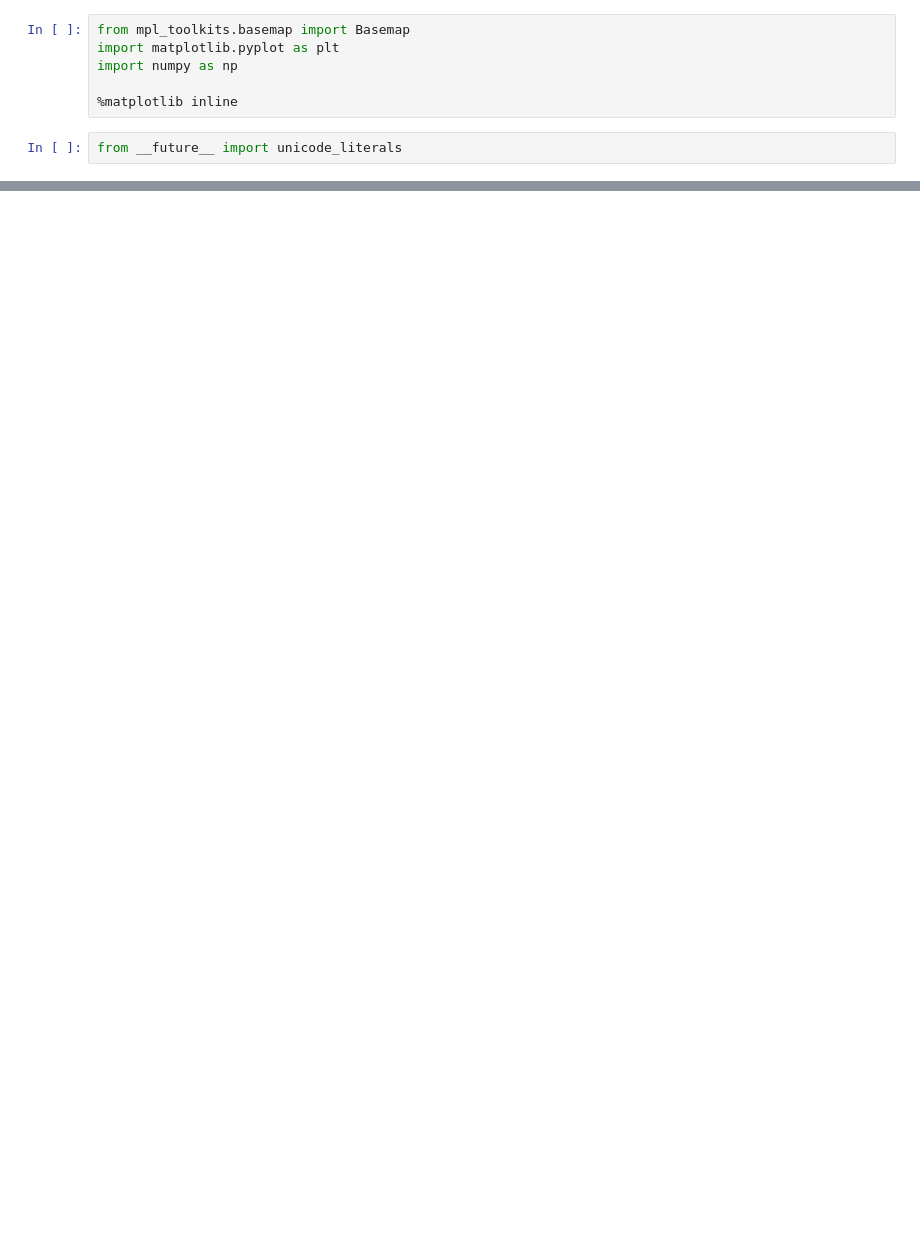
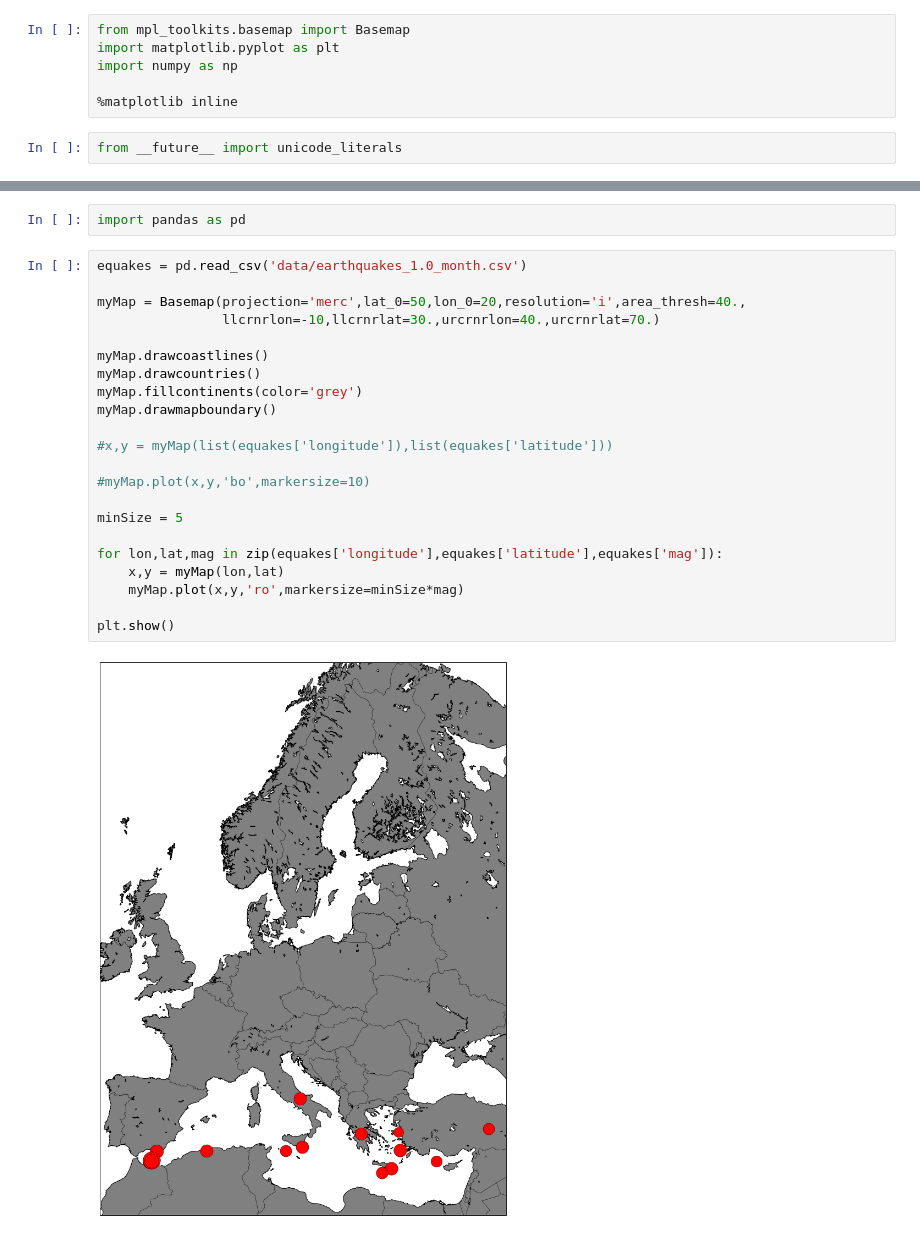
Before and after one commit to ondrejiayc/mapCrap, a Jupyter notebook: testing.ipynb, the cells around one changed output, grey strips where cells are left out. Saved outputs shown, nothing was run; the diff lists cells and outputs as text; blank space fills up the shorter version.

```diff
--- a/testing.ipynb
+++ b/testing.ipynb
@@ -39,0 +40,26 @@ plt.show()
+# %%
+import pandas as pd
+# %%
+equakes = pd.read_csv('data/earthquakes_1.0_month.csv')
+
+myMap = Basemap(projection='merc',lat_0=50,lon_0=20,resolution='i',area_thresh=40.,
+                llcrnrlon=-10,llcrnrlat=30.,urcrnrlon=40.,urcrnrlat=70.)
+
+myMap.drawcoastlines()
+myMap.drawcountries()
+myMap.fillcontinents(color='grey')
+myMap.drawmapboundary()
+
+#x,y = myMap(list(equakes['longitude']),list(equakes['latitude']))
+
+#myMap.plot(x,y,'bo',markersize=10)
+
+minSize = 5
+
+for lon,lat,mag in zip(equakes['longitude'],equakes['latitude'],equakes['mag']):
+    x,y = myMap(lon,lat)
+    myMap.plot(x,y,'ro',markersize=minSize*mag)
+
+plt.show()
+# %% [output]
+[figure, added]
```
Also changed, not shown: parts of 3 cells of this notebook.
